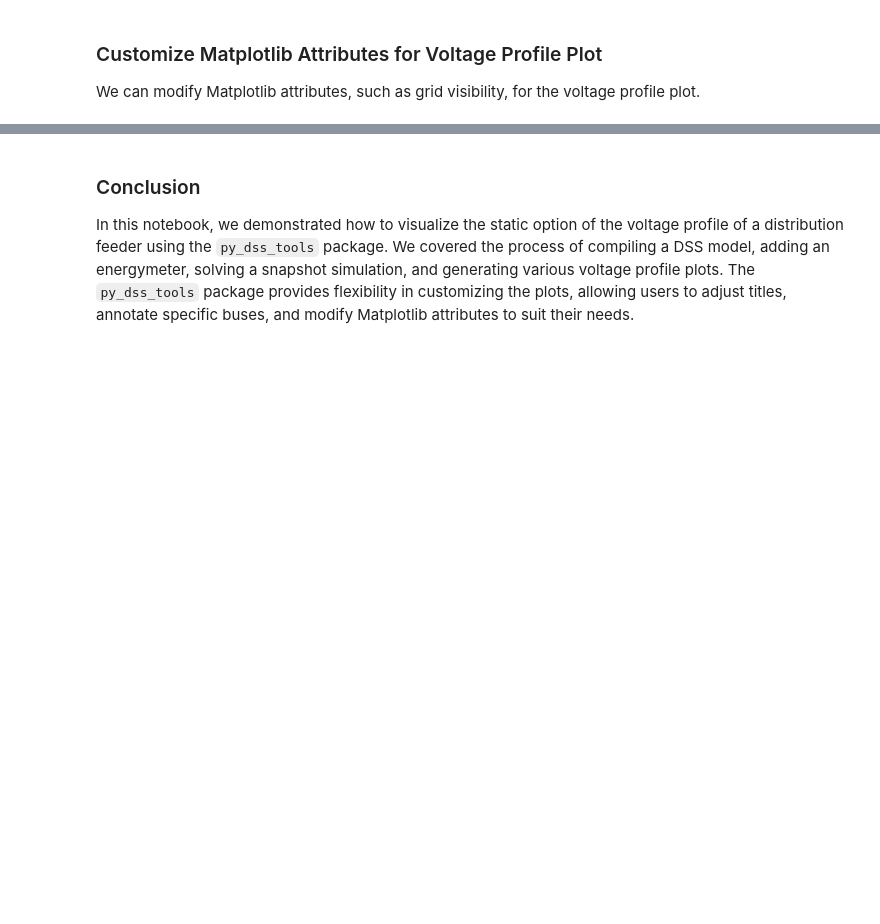
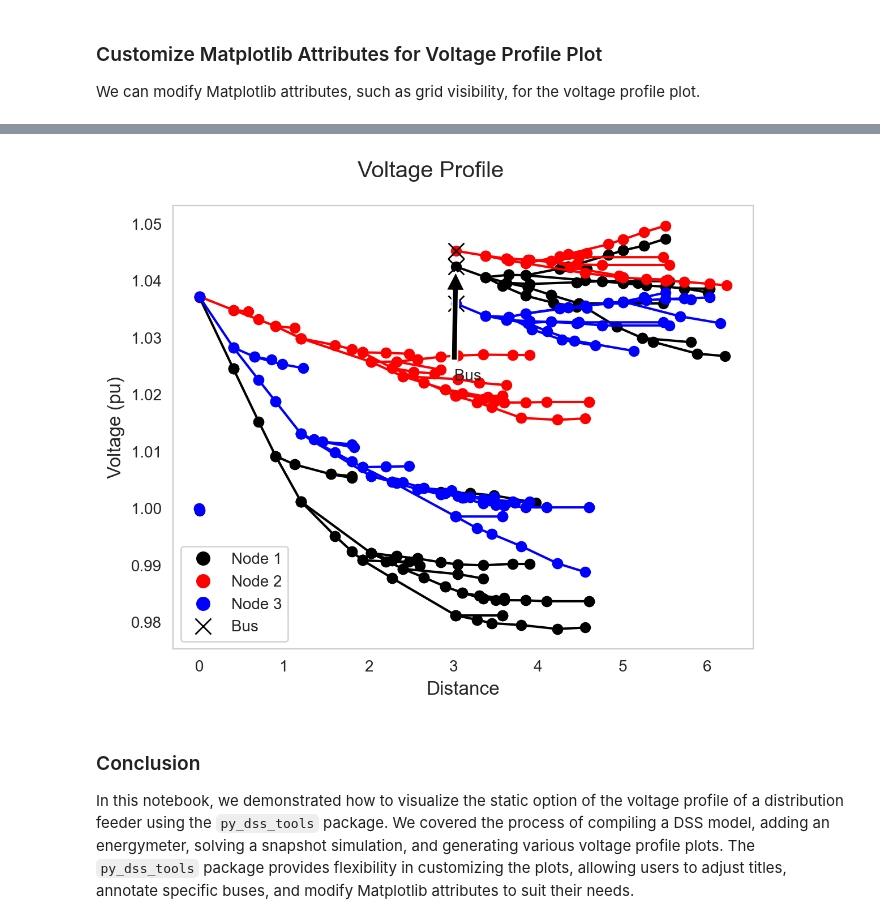
Before and after one commit to PauloRadatz/py-dss-tools, a Jupyter notebook: examples/dss_tools/voltage_profile_static_view.ipynb, the cells around one changed output, grey strips where cells are left out. Cells and saved outputs as stored; diff of their text form; code cells hidden in the pictures; blank space fills up the shorter version.

Commit message:
Profiles with markers.

```diff
--- a/examples/dss_tools/voltage_profile_static_view.ipynb
+++ b/examples/dss_tools/voltage_profile_static_view.ipynb
@@ -70,3 +61,9 @@ dss_tools.static_view.voltage_profile()
+# %%
+buses_marker = [dss_tools.static_view.voltage_profile_get_bus_mark("160r", annotate=True, annotation_label="Bus", show_legend=True)]
+dss_tools.static_view.voltage_profile_plot_style.legend_loc = "best"
+dss_tools.static_view.voltage_profile(buses_marker=buses_marker)
+# %% [output]
+[figure, new version]
 # %% [markdown]
 ### Conclusion
 
```
Also changed, not shown: parts of 6 cells of this notebook, 5 other files.
